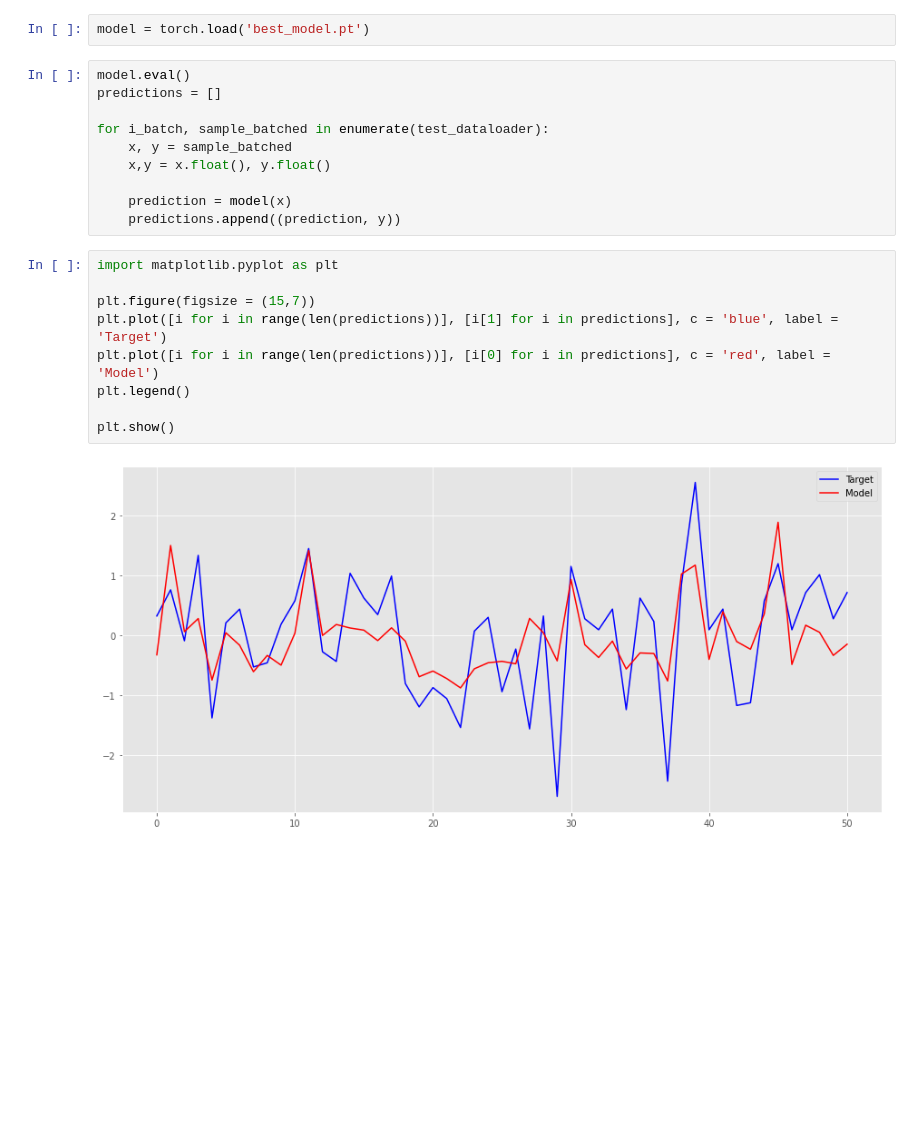
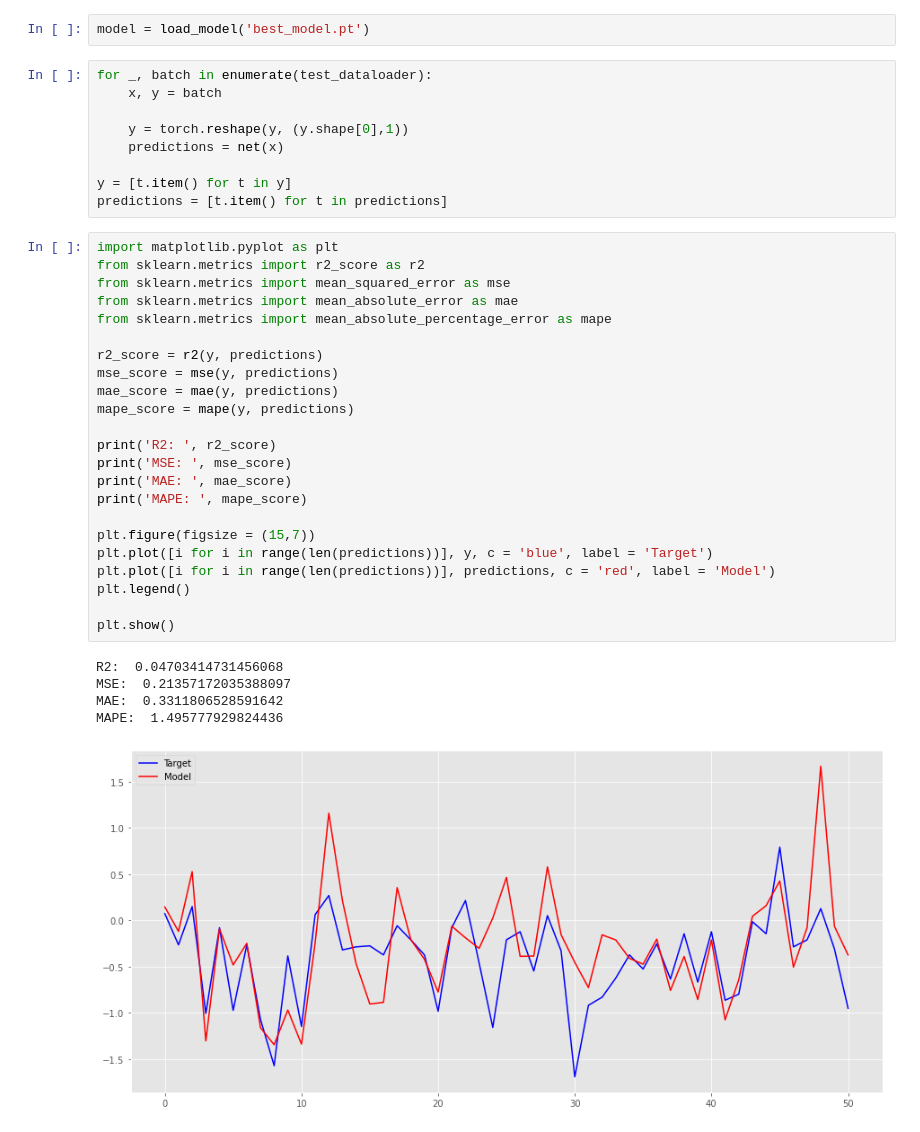
Before and after one commit to mogg3/applied-ai, a Jupyter notebook: Uppgift3/notebooks/Regression.ipynb, the cells around one changed output. Saved outputs shown, nothing was run; the diff lists cells and outputs as text; blank space fills up the shorter version.

```diff
--- a/Uppgift3/notebooks/Regression.ipynb
+++ b/Uppgift3/notebooks/Regression.ipynb
@@ -167,23 +156,40 @@ plt.show()
 # %%
-model = torch.load('best_model.pt')
+model = load_model('best_model.pt')
-# %%
-model.eval()
-predictions = []
-
-for i_batch, sample_batched in enumerate(test_dataloader):
-    x, y = sample_batched
-    x,y = x.float(), y.float()
-
-    prediction = model(x)
-    predictions.append((prediction, y))
+# %%
+for _, batch in enumerate(test_dataloader):
+    x, y = batch
+
+    y = torch.reshape(y, (y.shape[0],1))
+    predictions = net(x)
+
+y = [t.item() for t in y]
+predictions = [t.item() for t in predictions]
 # %%
 import matplotlib.pyplot as plt
+from sklearn.metrics import r2_score as r2
+from sklearn.metrics import mean_squared_error as mse
+from sklearn.metrics import mean_absolute_error as mae
+from sklearn.metrics import mean_absolute_percentage_error as mape
+
+r2_score = r2(y, predictions)
+mse_score = mse(y, predictions)
+mae_score = mae(y, predictions)
+mape_score = mape(y, predictions)
+
+print('R2: ', r2_score)
+print('MSE: ', mse_score)
+print('MAE: ', mae_score)
+print('MAPE: ', mape_score)
 
 plt.figure(figsize = (15,7))
-plt.plot([i for i in range(len(predictions))], [i[1] for i in predictions], c = 'blue', label = 'Target')
-plt.plot([i for i in range(len(predictions))], [i[0] for i in predictions], c = 'red', label = 'Model')
+plt.plot([i for i in range(len(predictions))], y, c = 'blue', label = 'Target')
+plt.plot([i for i in range(len(predictions))], predictions, c = 'red', label = 'Model')
 plt.legend()
 
 plt.show()
 # %% [output]
+R2:  0.04703414731456068
+MSE:  0.21357172035388097
+MAE:  0.3311806528591642
+MAPE:  1.495777929824436
-[figure, old version]
+[figure, new version]
```
Also changed, not shown: parts of 9 cells of this notebook.
